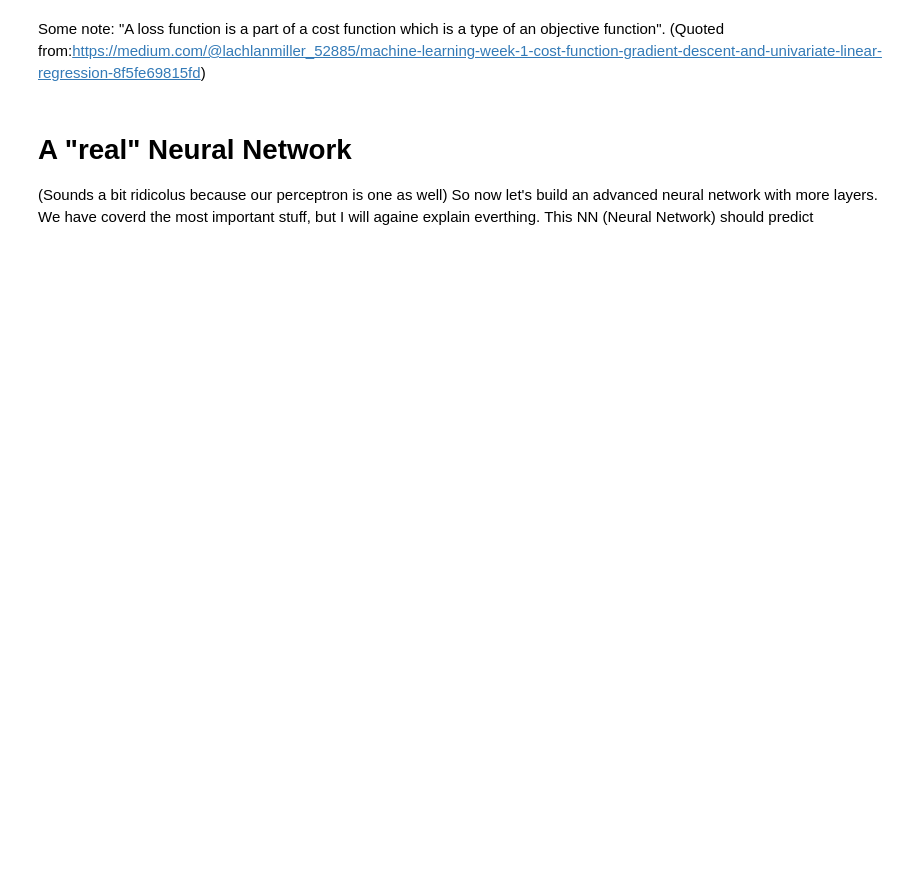
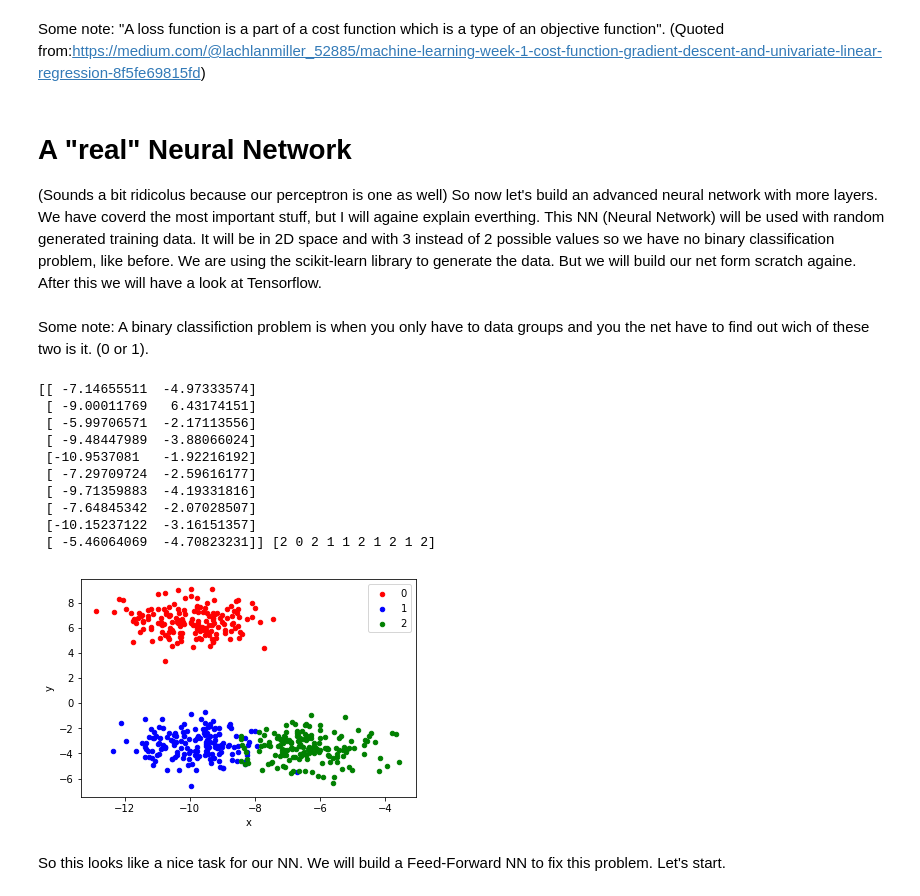
Before and after one commit to Flajt/Deeplearning_for_starters, a Jupyter notebook: Deeplearning-for-beginners.ipynb, the cells around one changed output. Saved outputs shown, nothing was run; the diff lists cells and outputs as text; code cells hidden in the pictures; blank space fills up the shorter version.

Commit message:
Add second net
This upload is a little bit late. It should have been add in the past.

```diff
--- a/Deeplearning-for-beginners.ipynb
+++ b/Deeplearning-for-beginners.ipynb
@@ -206,4 +209,40 @@ Some note: "A loss function is a part of a cost function which is a type of an o
 (Sounds a bit ridicolus because our perceptron is one as well)
 So now let's build an advanced neural network with more layers.
 We have coverd the most important stuff, but I will againe explain everthing.
-This NN (Neural Network) should predict
+This NN (Neural Network) will be used with random generated training data.
+It will be in 2D space and with 3 instead of 2 possible values so we have no binary classification problem, like before.
+We are using the scikit-learn library to generate the data. But we will build our net form scratch againe. After this we will have a look at Tensorflow.
+# %% [markdown]
+Some note: A binary classifiction problem is when you only have to data groups and you the net have to find out wich of these two is it. (0 or 1).
+# %%
+%matplotlib inline
+import matplotlib.pyplot as plt #allow us to plot things for visualization
+import numpy as np # for math operations
+import sklearn as sk #to generate our data
+from pandas import * #to format our data
+from sklearn import datasets
+X, y=sk.datasets.samples_generator.make_blobs(n_samples=500, centers=3, n_features=2)
+print(X[:10],y[:10])# So here you cans see our data and at the bottom are the lables
+# scatter plot, dots colored by class value; I take this code from https://machinelearningmastery.com/generate-test-datasets-python-scikit-learn/
+df = DataFrame(dict(x=X[:,0], y=X[:,1], label=y))
+colors = {0:'red', 1:'blue', 2:'green'}
+fig, ax = plt.subplots()
+grouped = df.groupby('label')
+for key, group in grouped:
+    group.plot(ax=ax, kind='scatter', x='x', y='y', label=key, color=colors[key])
+plt.show()
+# %% [output]
+[[ -7.14655511  -4.97333574]
+ [ -9.00011769   6.43174151]
+ [ -5.99706571  -2.17113556]
+ [ -9.48447989  -3.88066024]
+ [-10.9537081   -1.92216192]
+ [ -7.29709724  -2.59616177]
+ [ -9.71359883  -4.19331816]
+ [ -7.64845342  -2.07028507]
+ [-10.15237122  -3.16151357]
+ [ -5.46064069  -4.70823231]] [2 0 2 1 1 2 1 2 1 2]
+[figure, added]
+# %% [markdown]
+So this looks like a nice task for our NN. We will build a Feed-Forward NN to fix this problem.
+Let's start.
```
Also changed, not shown: parts of 6 cells of this notebook, 11 other files.
